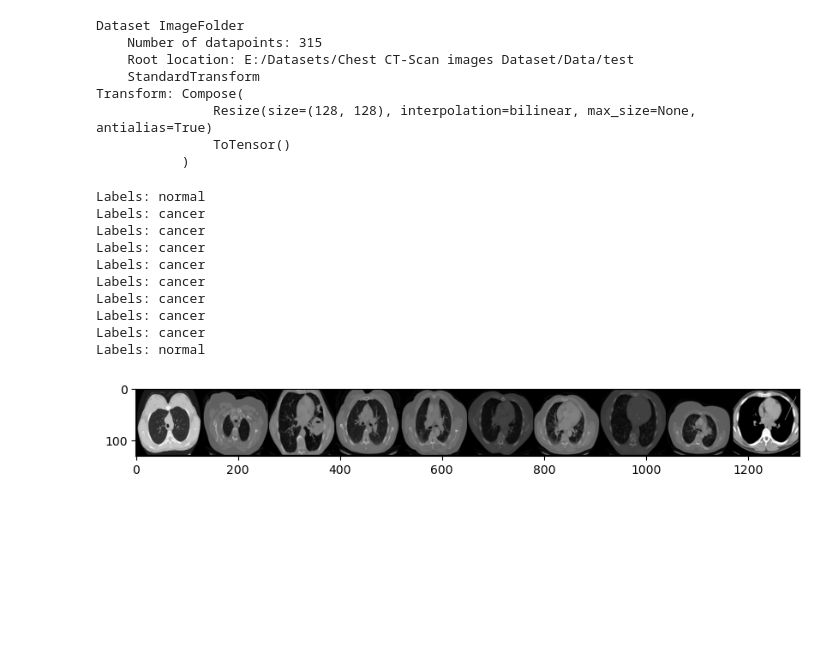
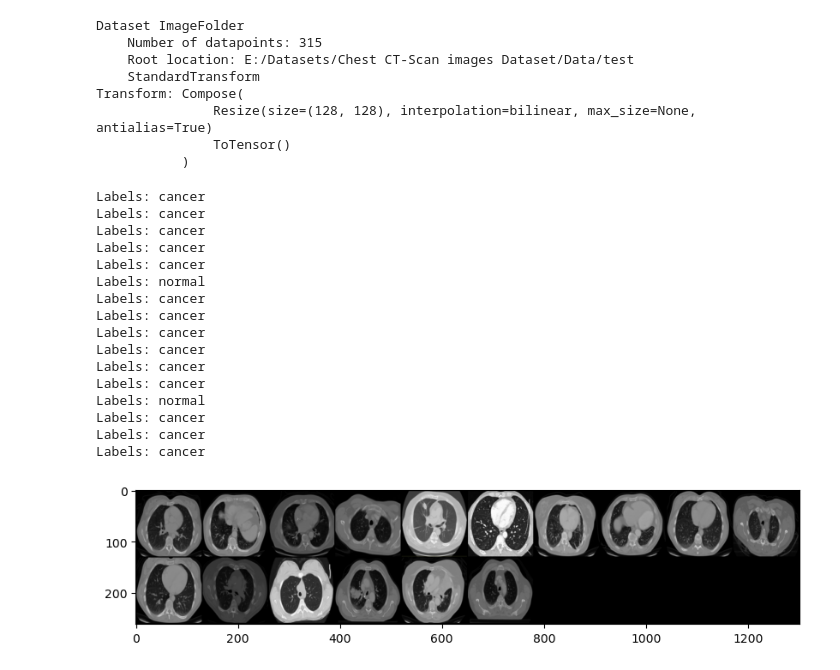
Before and after one commit to saeedabdollahi1994/Lung_Cancer_parallel-CNN-models, a Jupyter notebook: LungCancer.ipynb, the cells around one changed output. Cells and saved outputs as stored; diff of their text form; code cells hidden in the pictures; blank space fills up the shorter version.

```diff
--- a/LungCancer.ipynb
+++ b/LungCancer.ipynb
@@ -155,25 +155,31 @@ Transform: Compose(
 # %%
 class_names = ['cancer','normal']
 # %%
-for i in range(10):
+for i in range(16):
     print('Labels: ', class_names[labels[i]],sep = "")
 
-im = make_grid(images[:10],nrow=10)
+im = make_grid(images[:16],nrow=10)
 plt.figure(figsize=(10,4))
 plt.imshow(np.transpose(im.numpy(),(1,2,0)))
 plt.show()
 # %% [output]
+Labels: cancer
+Labels: cancer
+Labels: cancer
+Labels: cancer
+Labels: cancer
 Labels: normal
 Labels: cancer
 Labels: cancer
 Labels: cancer
 Labels: cancer
 Labels: cancer
 Labels: cancer
+Labels: normal
 Labels: cancer
 Labels: cancer
-Labels: normal
+Labels: cancer
-[figure, old version]
+[figure, new version]
 # %%
 class SiameseNetwork(nn.Module):
     def __init__(self):
```
Also changed, not shown: parts of 14 cells of this notebook.
